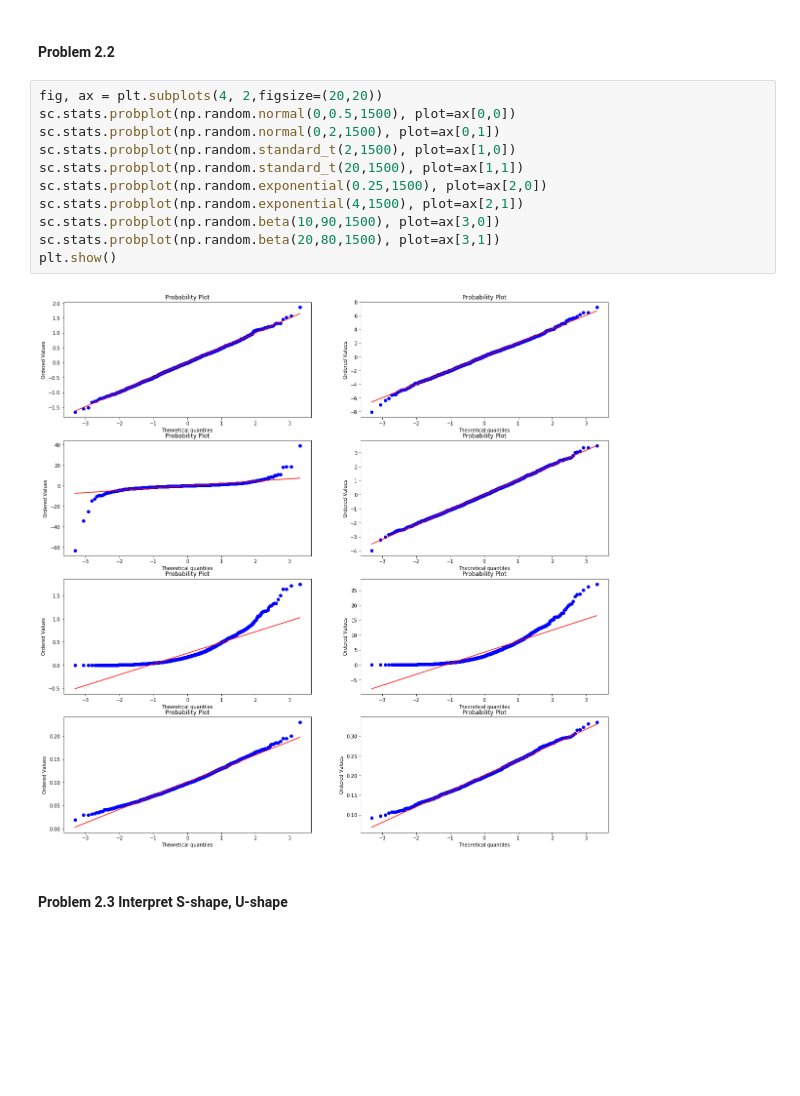
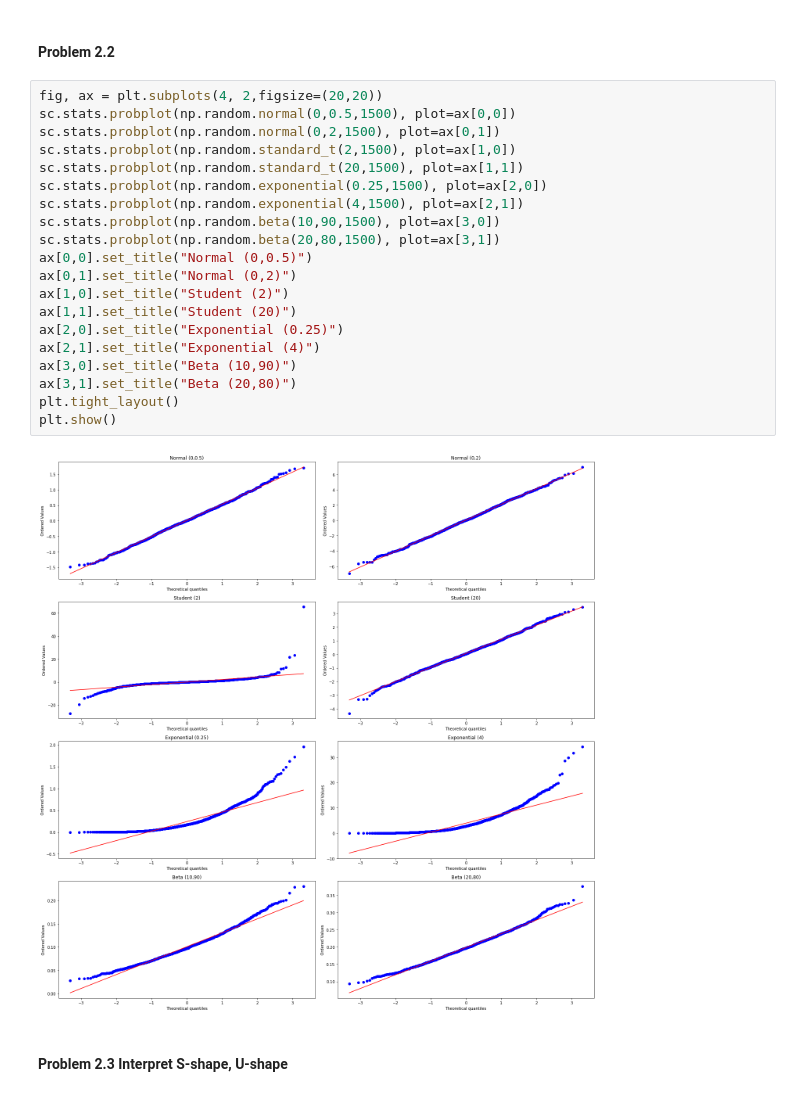
Before and after one commit to baraschi/PerfEval, a Jupyter notebook: Homework_2.ipynb, the cells around one changed output. Cells and saved outputs as stored; diff of their text form; blank space fills up the shorter version.

```diff
--- a/Homework_2.ipynb
+++ b/Homework_2.ipynb
@@ -44,16 +54,25 @@ plt.show()
 # %%
 fig, ax = plt.subplots(4, 2,figsize=(20,20))
 sc.stats.probplot(np.random.normal(0,0.5,1500), plot=ax[0,0])
 sc.stats.probplot(np.random.normal(0,2,1500), plot=ax[0,1])
 sc.stats.probplot(np.random.standard_t(2,1500), plot=ax[1,0])
 sc.stats.probplot(np.random.standard_t(20,1500), plot=ax[1,1])
 sc.stats.probplot(np.random.exponential(0.25,1500), plot=ax[2,0])
 sc.stats.probplot(np.random.exponential(4,1500), plot=ax[2,1])
 sc.stats.probplot(np.random.beta(10,90,1500), plot=ax[3,0])
 sc.stats.probplot(np.random.beta(20,80,1500), plot=ax[3,1])
+ax[0,0].set_title("Normal (0,0.5)")
+ax[0,1].set_title("Normal (0,2)")
+ax[1,0].set_title("Student (2)")
+ax[1,1].set_title("Student (20)")
+ax[2,0].set_title("Exponential (0.25)")
+ax[2,1].set_title("Exponential (4)")
+ax[3,0].set_title("Beta (10,90)")
+ax[3,1].set_title("Beta (20,80)")
+plt.tight_layout()
 plt.show()
 # %% [output]
-[figure, old version]
+[figure, new version]
 # %% [markdown]
 #### Problem 2.3 Interpret S-shape, U-shape
 # %% [markdown]
```
Also changed, not shown: parts of 48 cells of this notebook.
